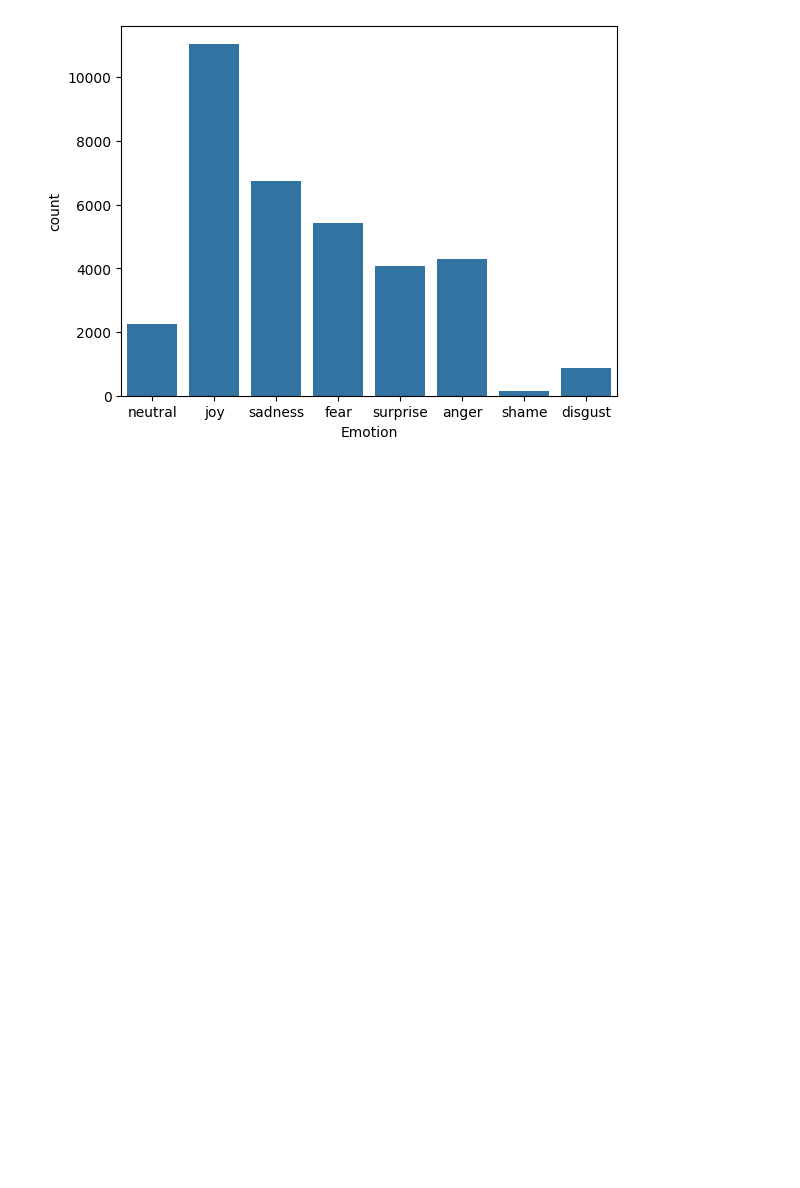
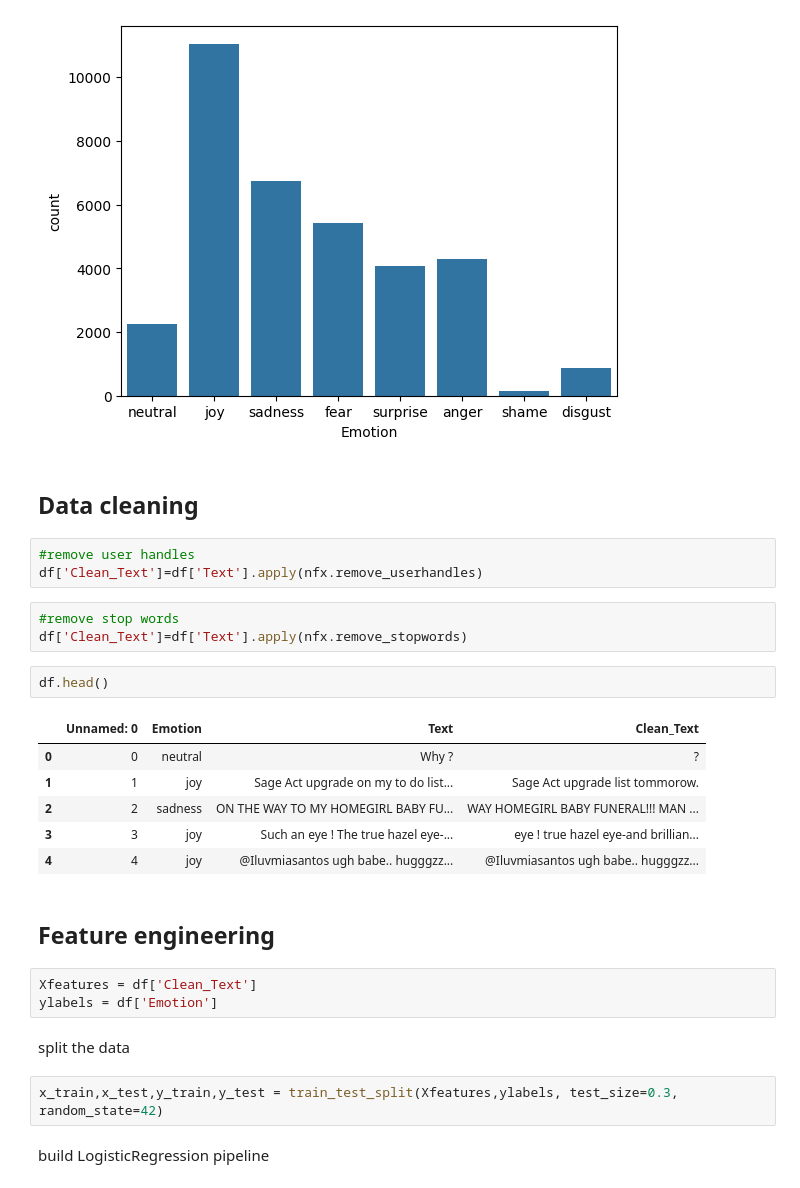
Before and after one commit to musel25/nlp_project, a Jupyter notebook: notebooks/nlp_project.ipynb, the cells around one changed output. Cells and saved outputs as stored; diff of their text form; blank space fills up the shorter version.

Commit message:
data cleaning and feature engineering

```diff
--- a/notebooks/nlp_project.ipynb
+++ b/notebooks/nlp_project.ipynb
@@ -48,3 +54,31 @@ sns.countplot(x='Emotion', data=df)
 # %% [output]
 <Axes: xlabel='Emotion', ylabel='count'>
 [figure]
+# %% [markdown]
+## Data cleaning
+# %%
+#remove user handles
+df['Clean_Text']=df['Text'].apply(nfx.remove_userhandles)
+# %%
+#remove stop words
+df['Clean_Text']=df['Text'].apply(nfx.remove_stopwords)
+# %%
+df.head()
+# %% [output]
+|  | Unnamed: 0 | Emotion | Text | Clean_Text |
+| 0 | 0 | neutral | Why ? | ? |
+| 1 | 1 | joy | Sage Act upgrade on my to do list... | Sage Act upgrade list tommorow. |
+| 2 | 2 | sadness | ON THE WAY TO MY HOMEGIRL BABY FU... | WAY HOMEGIRL BABY FUNERAL!!! MAN ... |
+| 3 | 3 | joy | Such an eye ! The true hazel eye-... | eye ! true hazel eye-and brillian... |
+| 4 | 4 | joy | @Iluvmiasantos ugh babe.. hugggzz... | @Iluvmiasantos ugh babe.. hugggzz... |
+# %% [markdown]
+## Feature engineering
+# %%
+Xfeatures = df['Clean_Text']
+ylabels = df['Emotion']
+# %% [markdown]
+split the data
+# %%
+x_train,x_test,y_train,y_test = train_test_split(Xfeatures,ylabels, test_size=0.3, random_state=42)
+# %% [markdown]
+build LogisticRegression pipeline
```
Also changed, not shown: parts of 12 cells of this notebook.
